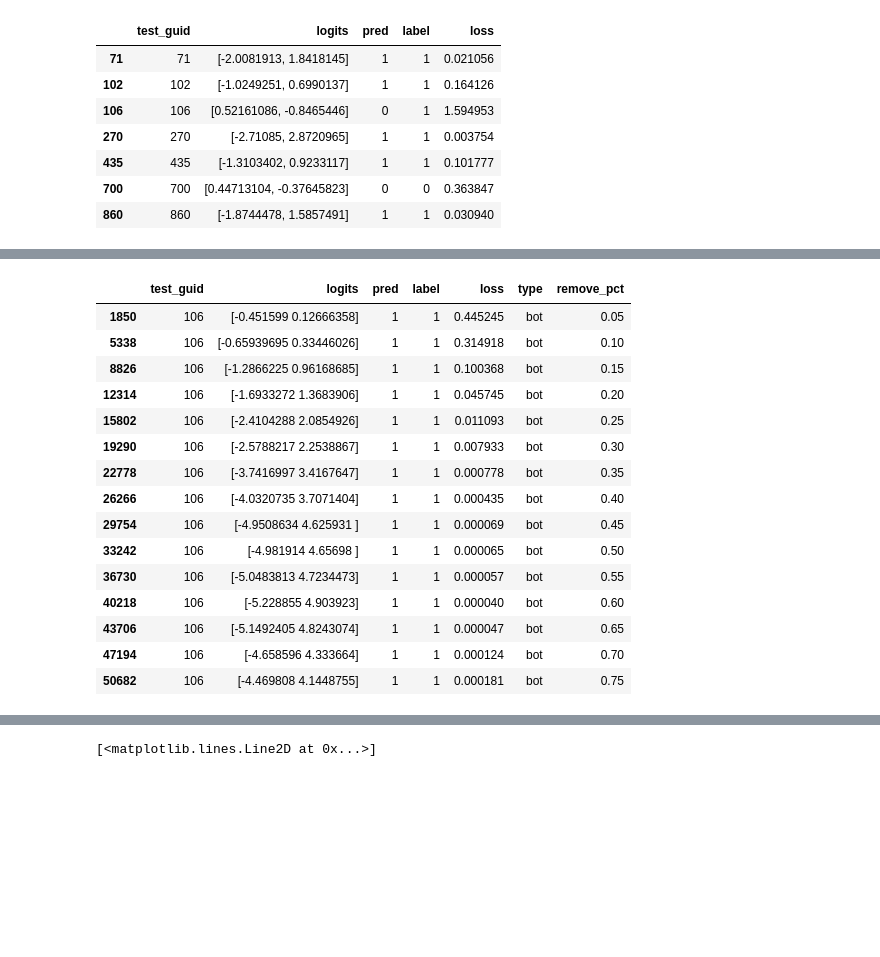
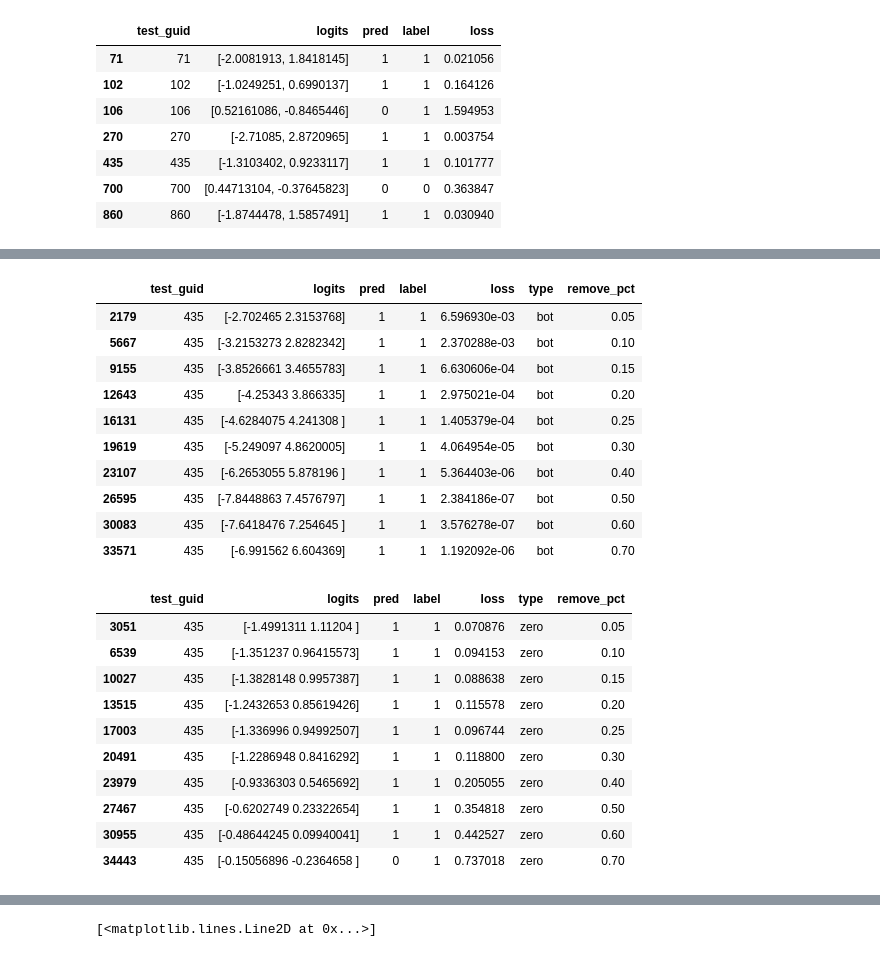
Before and after one commit to patcao/sentiment-influence-function, a Jupyter notebook: LOO-pct-analysis.ipynb, the cells around one changed output, grey strips where cells are left out. Saved outputs shown, nothing was run; the diff lists cells and outputs as text; code cells hidden in the pictures; blank space fills up the shorter version.

```diff
--- a/LOO-pct-analysis.ipynb
+++ b/LOO-pct-analysis.ipynb
@@ -133,20 +172,19 @@ fdf[fdf.test_guid.isin(test_guids)]
 | 700 | 700 | [0.44713104, -0.37645823] | 0 | 0 | 0.363847 |
 | 860 | 860 | [-1.8744478, 1.5857491] | 1 | 1 | 0.030940 |
 # %%
-TEST_GUID = 106
+TEST_GUID = 435
 
-df = pd.read_csv(f"loo_pct/{TEST_GUID}-sweep.csv")
-base_line_loss = fdf[fdf.test_guid == TEST_GUID].loss.squeeze()
+df = pd.read_csv(f"loo_pct_10k/{TEST_GUID}-sweep.csv")
+# base_line_loss = fdf[fdf.test_guid == TEST_GUID].loss.squeeze()
 
-rand = df[(df.type=='rand') & (df.test_guid==TEST_GUID)]
-rand = rand[['remove_pct', 'loss']]
+rand = df[(df.type == "rand") & (df.test_guid == TEST_GUID)]
+rand = rand[["remove_pct", "loss"]]
 
-zero = df[(df.type=='zero') & (df.test_guid==TEST_GUID)]
-zero = zero[['remove_pct', 'loss']]
+zero = df[(df.type == "zero") & (df.test_guid == TEST_GUID)]
+zero = zero[["remove_pct", "loss"]]
 
-top = df[(df.type=='top') & (df.test_guid==TEST_GUID)]
-top = top[['remove_pct', 'loss']]
+top = df[(df.type == "top") & (df.test_guid == TEST_GUID)]
+top = top[["remove_pct", "loss"]]
 
-bot = df[(df.type=='bot') & (df.test_guid==TEST_GUID)]
-bot = bot[['remove_pct', 'loss']]
-base_line_loss
+bot = df[(df.type == "bot") & (df.test_guid == TEST_GUID)]
+bot = bot[["remove_pct", "loss"]]
@@ -175,23 +191,31 @@ list(np.arange(0.05, 0.8, 0.05))
 # %%
-bot = df[(df.type=='bot') & (df.test_guid==TEST_GUID)]
-bot
+df[(df.type == "bot") & (df.test_guid == TEST_GUID)]
 # %% [output]
 |  | test_guid | logits | pred | label | loss | type | remove_pct |
-| 1850 | 106 | [-0.451599 0.12666358] | 1 | 1 | 0.445245 | bot | 0.05 |
-| 5338 | 106 | [-0.65939695 0.33446026] | 1 | 1 | 0.314918 | bot | 0.10 |
-| 8826 | 106 | [-1.2866225 0.96168685] | 1 | 1 | 0.100368 | bot | 0.15 |
-| 12314 | 106 | [-1.6933272 1.3683906] | 1 | 1 | 0.045745 | bot | 0.20 |
-| 15802 | 106 | [-2.4104288 2.0854926] | 1 | 1 | 0.011093 | bot | 0.25 |
-| 19290 | 106 | [-2.5788217 2.2538867] | 1 | 1 | 0.007933 | bot | 0.30 |
-| 22778 | 106 | [-3.7416997 3.4167647] | 1 | 1 | 0.000778 | bot | 0.35 |
-| 26266 | 106 | [-4.0320735 3.7071404] | 1 | 1 | 0.000435 | bot | 0.40 |
-| 29754 | 106 | [-4.9508634 4.625931 ] | 1 | 1 | 0.000069 | bot | 0.45 |
-| 33242 | 106 | [-4.981914 4.65698 ] | 1 | 1 | 0.000065 | bot | 0.50 |
-| 36730 | 106 | [-5.0483813 4.7234473] | 1 | 1 | 0.000057 | bot | 0.55 |
-| 40218 | 106 | [-5.228855 4.903923] | 1 | 1 | 0.000040 | bot | 0.60 |
-| 43706 | 106 | [-5.1492405 4.8243074] | 1 | 1 | 0.000047 | bot | 0.65 |
-| 47194 | 106 | [-4.658596 4.333664] | 1 | 1 | 0.000124 | bot | 0.70 |
-| 50682 | 106 | [-4.469808 4.1448755] | 1 | 1 | 0.000181 | bot | 0.75 |
+| 2179 | 435 | [-2.702465 2.3153768] | 1 | 1 | 6.596930e-03 | bot | 0.05 |
+| 5667 | 435 | [-3.2153273 2.8282342] | 1 | 1 | 2.370288e-03 | bot | 0.10 |
+| 9155 | 435 | [-3.8526661 3.4655783] | 1 | 1 | 6.630606e-04 | bot | 0.15 |
+| 12643 | 435 | [-4.25343 3.866335] | 1 | 1 | 2.975021e-04 | bot | 0.20 |
+| 16131 | 435 | [-4.6284075 4.241308 ] | 1 | 1 | 1.405379e-04 | bot | 0.25 |
+| 19619 | 435 | [-5.249097 4.8620005] | 1 | 1 | 4.064954e-05 | bot | 0.30 |
+| 23107 | 435 | [-6.2653055 5.878196 ] | 1 | 1 | 5.364403e-06 | bot | 0.40 |
+| 26595 | 435 | [-7.8448863 7.4576797] | 1 | 1 | 2.384186e-07 | bot | 0.50 |
+| 30083 | 435 | [-7.6418476 7.254645 ] | 1 | 1 | 3.576278e-07 | bot | 0.60 |
+| 33571 | 435 | [-6.991562 6.604369] | 1 | 1 | 1.192092e-06 | bot | 0.70 |
+# %%
+df[(df.type == "zero") & (df.test_guid == TEST_GUID)]
+# %% [output]
+|  | test_guid | logits | pred | label | loss | type | remove_pct |
+| 3051 | 435 | [-1.4991311 1.11204 ] | 1 | 1 | 0.070876 | zero | 0.05 |
+| 6539 | 435 | [-1.351237 0.96415573] | 1 | 1 | 0.094153 | zero | 0.10 |
+| 10027 | 435 | [-1.3828148 0.9957387] | 1 | 1 | 0.088638 | zero | 0.15 |
+| 13515 | 435 | [-1.2432653 0.85619426] | 1 | 1 | 0.115578 | zero | 0.20 |
+| 17003 | 435 | [-1.336996 0.94992507] | 1 | 1 | 0.096744 | zero | 0.25 |
+| 20491 | 435 | [-1.2286948 0.8416292] | 1 | 1 | 0.118800 | zero | 0.30 |
+| 23979 | 435 | [-0.9336303 0.5465692] | 1 | 1 | 0.205055 | zero | 0.40 |
+| 27467 | 435 | [-0.6202749 0.23322654] | 1 | 1 | 0.354818 | zero | 0.50 |
+| 30955 | 435 | [-0.48644245 0.09940041] | 1 | 1 | 0.442527 | zero | 0.60 |
+| 34443 | 435 | [-0.15056896 -0.2364658 ] | 0 | 1 | 0.737018 | zero | 0.70 |
 # %%
 from matplotlib import pyplot as plt
 
```
Also changed, not shown: parts of 13 cells of this notebook, 11 other files.
